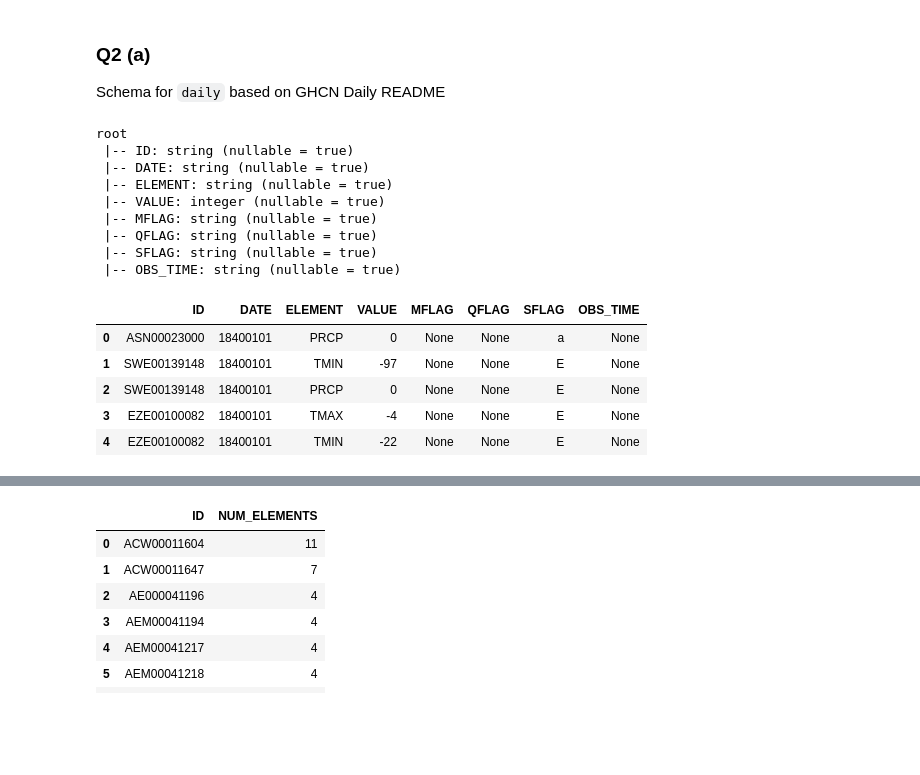
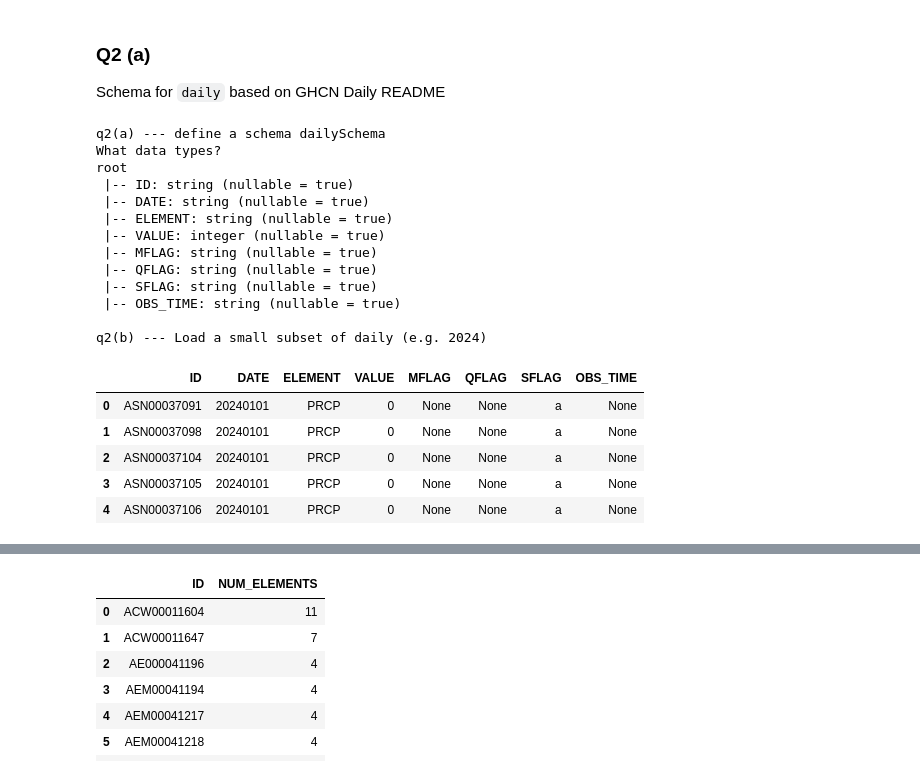
Before and after one commit to david-ewing-nz/ghcn-spark-analysis, a Jupyter notebook: notebooks/01_ghcn_processing.ipynb, the cells around one changed output, grey strips where cells are left out. Cells and saved outputs as stored; diff of their text form; code cells hidden in the pictures; blank space fills up the shorter version.

```diff
--- a/notebooks/01_ghcn_processing.ipynb
+++ b/notebooks/01_ghcn_processing.ipynb
@@ -243,24 +252,41 @@ ghcnd-countries.txt       3.6 K   3.6 K
 ### Q2 (a)
 Schema for `daily` based on  GHCN Daily README
 # %%
-# Load a small subset of daily (e.g. 2022)
-dailyPath = f"{prefixDaily}1840.csv.gz"
+print("q2(a) --- define a schema dailySchema ")
+dailySchema = StructType([
+    StructField("ID", StringType(), False),
+    StructField("DATE", StringType(), False),
+    StructField("ELEMENT", StringType(), True),
+    StructField("VALUE", IntegerType(), True),
+    StructField("MFLAG", StringType(), True),
+    StructField("QFLAG", StringType(), True),
+    StructField("SFLAG", StringType(), True),
+    StructField("OBS_TIME", StringType(), True)
+])
+print("What data types?")
+dailydf.printSchema()
+
+print("q2(b) --- Load a small subset of daily (e.g. 2024)")
+dailyPath = f"{prefixDaily}2024.csv.gz"
 dailydf   = spark.read.csv(dailyPath, schema=dailySchema, header=False)
-dailydf.printSchema()
 show_as_html(dailydf.limit(5))
 # %% [output]
+q2(a) --- define a schema dailySchema
+What data types?
 root
  |-- ID: string (nullable = true)
  |-- DATE: string (nullable = true)
  |-- ELEMENT: string (nullable = true)
  |-- VALUE: integer (nullable = true)
  |-- MFLAG: string (nullable = true)
  |-- QFLAG: string (nullable = true)
  |-- SFLAG: string (nullable = true)
  |-- OBS_TIME: string (nullable = true)
+
+q2(b) --- Load a small subset of daily (e.g. 2024)
 |  | ID | DATE | ELEMENT | VALUE | MFLAG | QFLAG | SFLAG | OBS_TIME |
-| 0 | ASN00023000 | 18400101 | PRCP | 0 | None | None | a | None |
-| 1 | SWE00139148 | 18400101 | TMIN | -97 | None | None | E | None |
-| 2 | SWE00139148 | 18400101 | PRCP | 0 | None | None | E | None |
-| 3 | EZE00100082 | 18400101 | TMAX | -4 | None | None | E | None |
-| 4 | EZE00100082 | 18400101 | TMIN | -22 | None | None | E | None |
+| 0 | ASN00037091 | 20240101 | PRCP | 0 | None | None | a | None |
+| 1 | ASN00037098 | 20240101 | PRCP | 0 | None | None | a | None |
+| 2 | ASN00037104 | 20240101 | PRCP | 0 | None | None | a | None |
+| 3 | ASN00037105 | 20240101 | PRCP | 0 | None | None | a | None |
+| 4 | ASN00037106 | 20240101 | PRCP | 0 | None | None | a | None |
```
Also changed, not shown: parts of 12 cells of this notebook, 13 other files.
